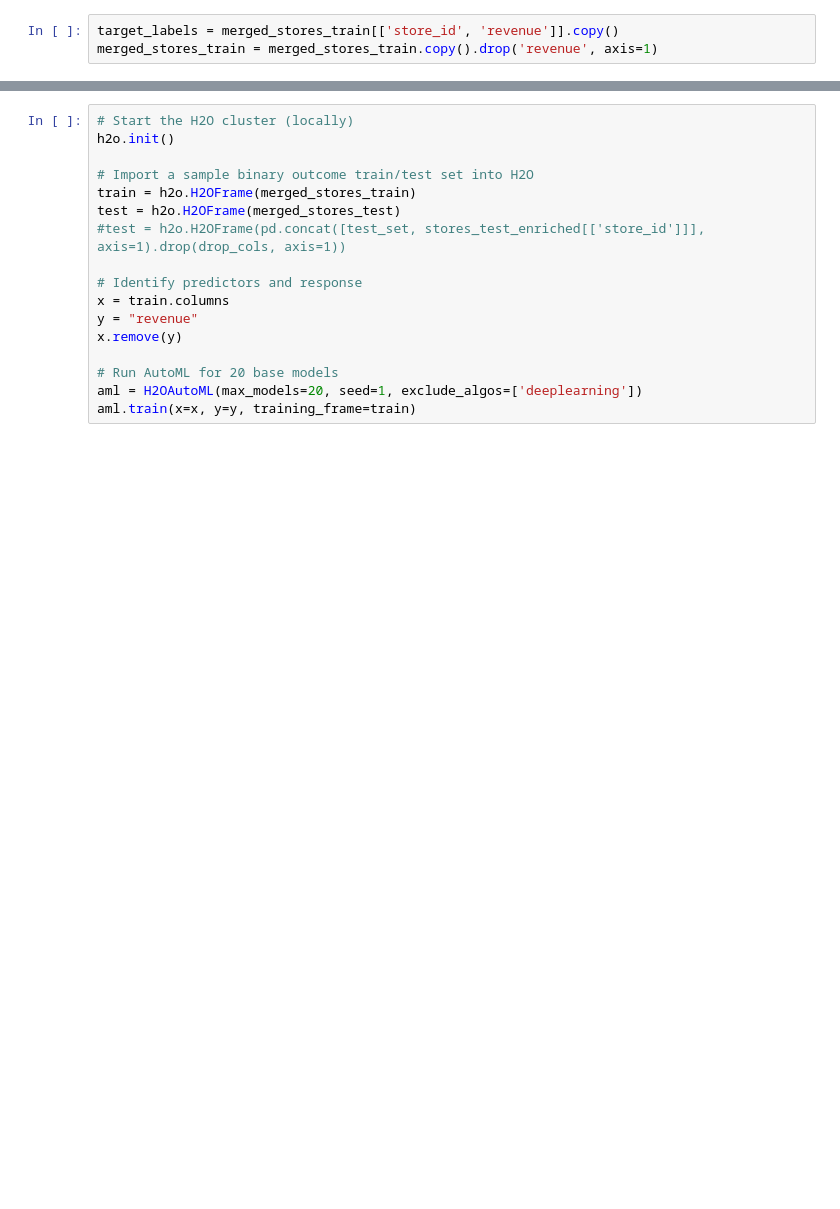
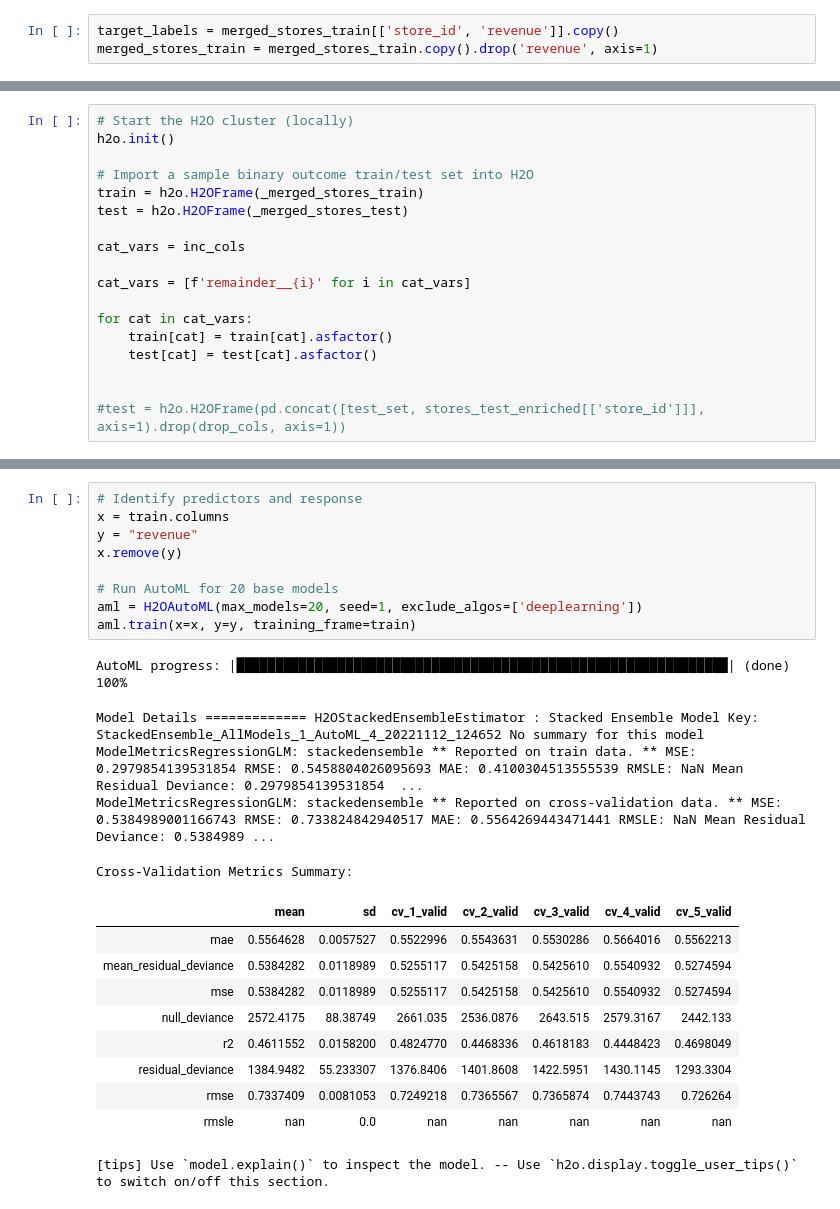
Before and after one commit to nicolaswon/tdt4173, a Jupyter notebook: notebooks/shared/ml.ipynb, the cells around one changed output, grey strips where cells are left out. Saved outputs shown, nothing was run; the diff lists cells and outputs as text; blank space fills up the shorter version.

```diff
--- a/notebooks/shared/ml.ipynb
+++ b/notebooks/shared/ml.ipynb
@@ -100,0 +230,18 @@ merged_stores_test.drop(drop_cols,axis=1)
+# %%
+# Start the H2O cluster (locally)
+h2o.init()
+
+# Import a sample binary outcome train/test set into H2O
+train = h2o.H2OFrame(_merged_stores_train)
+test = h2o.H2OFrame(_merged_stores_test)
+
+cat_vars = inc_cols
+
+cat_vars = [f'remainder__{i}' for i in cat_vars]
+
+for cat in cat_vars:
+    train[cat] = train[cat].asfactor()
+    test[cat] = test[cat].asfactor()
+
+
+#test = h2o.H2OFrame(pd.concat([test_set, stores_test_enriched[['store_id']]], axis=1).drop(drop_cols, axis=1))
@@ -101,20 +267,28 @@ merged_stores_test.drop(drop_cols,axis=1)
 # %%
-# Start the H2O cluster (locally)
-h2o.init()
-
-# Import a sample binary outcome train/test set into H2O
-train = h2o.H2OFrame(merged_stores_train)
-test = h2o.H2OFrame(merged_stores_test)
-#test = h2o.H2OFrame(pd.concat([test_set, stores_test_enriched[['store_id']]], axis=1).drop(drop_cols, axis=1))
-
 # Identify predictors and response
 x = train.columns
 y = "revenue"
 x.remove(y)
 
 # Run AutoML for 20 base models
 aml = H2OAutoML(max_models=20, seed=1, exclude_algos=['deeplearning'])
 aml.train(x=x, y=y, training_frame=train)
+# %% [output]
+AutoML progress: |███████████████████████████████████████████████████████████████| (done) 100%
+Model Details ============= H2OStackedEnsembleEstimator : Stacked Ensemble Model Key: StackedEnsemble_AllModels_1_AutoML_4_20221112_124652 No summary for this model
+ModelMetricsRegressionGLM: stackedensemble ** Reported on train data. ** MSE: 0.2979854139531854 RMSE: 0.5458804026095693 MAE: 0.4100304513555539 RMSLE: NaN Mean Residual Deviance: 0.2979854139531854  ...
+ModelMetricsRegressionGLM: stackedensemble ** Reported on cross-validation data. ** MSE: 0.5384989001166743 RMSE: 0.733824842940517 MAE: 0.5564269443471441 RMSLE: NaN Mean Residual Deviance: 0.5384989 ...
+Cross-Validation Metrics Summary:
+|  | mean | sd | cv_1_valid | cv_2_valid | cv_3_valid | cv_4_valid | cv_5_valid |
+| mae | 0.5564628 | 0.0057527 | 0.5522996 | 0.5543631 | 0.5530286 | 0.5664016 | 0.5562213 |
+| mean_residual_deviance | 0.5384282 | 0.0118989 | 0.5255117 | 0.5425158 | 0.5425610 | 0.5540932 | 0.5274594 |
+| mse | 0.5384282 | 0.0118989 | 0.5255117 | 0.5425158 | 0.5425610 | 0.5540932 | 0.5274594 |
+| null_deviance | 2572.4175 | 88.38749 | 2661.035 | 2536.0876 | 2643.515 | 2579.3167 | 2442.133 |
+| r2 | 0.4611552 | 0.0158200 | 0.4824770 | 0.4468336 | 0.4618183 | 0.4448423 | 0.4698049 |
+| residual_deviance | 1384.9482 | 55.233307 | 1376.8406 | 1401.8608 | 1422.5951 | 1430.1145 | 1293.3304 |
+| rmse | 0.7337409 | 0.0081053 | 0.7249218 | 0.7365567 | 0.7365874 | 0.7443743 | 0.726264 |
+| rmsle | nan | 0.0 | nan | nan | nan | nan | nan |
+[tips] Use `model.explain()` to inspect the model. -- Use `h2o.display.toggle_user_tips()` to switch on/off this section.
 # %%
 lb = aml.leaderboard
 lb.head(rows=lb.nrows)  # Print all rows instead of default (10 rows)
```
Also changed, not shown: parts of 27 cells of this notebook, 25 other files.
